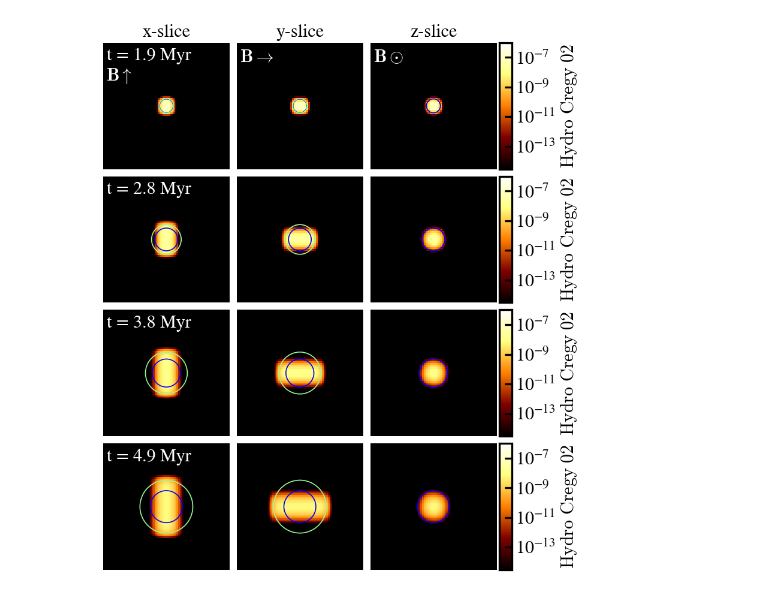
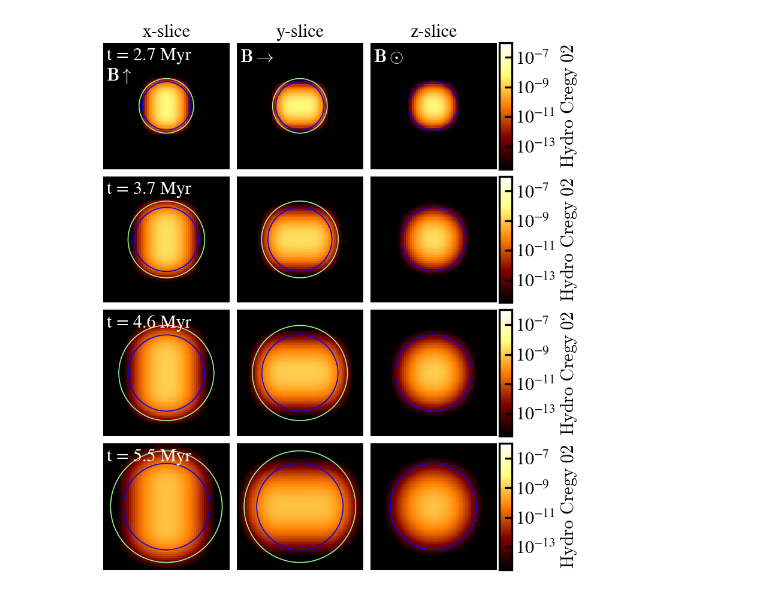
Before and after one commit to SampsonML/cr_diffusion_tools, a Jupyter notebook: cr_diffusion_ramses/analysis_blob_test_streaming_iso.ipynb, the cells around one changed output. Drawn from its saved outputs; the diff is of its cells as text; code cells hidden in the pictures.

```diff
--- a/cr_diffusion_ramses/analysis_blob_test_streaming_iso.ipynb
+++ b/cr_diffusion_ramses/analysis_blob_test_streaming_iso.ipynb
@@ -38,10 +38,10 @@ coords = ["x", "y", "z"]
 title = ["x-slice", "y-slice", "z-slice"]
 text = [r"$\mathbf{B} \uparrow$", r"$\mathbf{B} \rightarrow$", r"$\mathbf{B} \odot $"]
 fns = [
-    "/scratch/gpfs/ms0821/sampson_ramses/low_res_iso_no_turb_stream/output_00022/info_00022.txt",
-    "/scratch/gpfs/ms0821/sampson_ramses/low_res_iso_no_turb_stream/output_00032/info_00032.txt",
-    "/scratch/gpfs/ms0821/sampson_ramses/low_res_iso_no_turb_stream/output_00043/info_00043.txt",
-    "/scratch/gpfs/ms0821/sampson_ramses/low_res_iso_no_turb_stream/output_00054/info_00054.txt",
+    "/scratch/gpfs/ms0821/sampson_ramses/low_res_iso_no_turb_stream/output_00004/info_00004.txt",
+    "/scratch/gpfs/ms0821/sampson_ramses/low_res_iso_no_turb_stream/output_00005/info_00005.txt",
+    "/scratch/gpfs/ms0821/sampson_ramses/low_res_iso_no_turb_stream/output_00006/info_00006.txt",
+    "/scratch/gpfs/ms0821/sampson_ramses/low_res_iso_no_turb_stream/output_00007/info_00007.txt",
 ]
 
 fig = plt.figure(figsize=(10,22), dpi=120)
@@ -83,13 +83,13 @@ for fn in fns:
 
     if idx > 0:
         # analytical diffusion
-        dsi = yt.load("/scratch/gpfs/ms0821/sampson_ramses/low_res_iso_no_turb_stream/output_00021/info_00021.txt")
+        dsi = yt.load("/scratch/gpfs/ms0821/sampson_ramses/low_res_iso_no_turb_stream/output_00003/info_00003.txt")
         ti = dsi.current_time.in_units('s')
         tf = ds.current_time.in_units('s')
 
         # total time
         init = 0.04 * 20
-        Dcr = (3e23)**0.5
+        Dcr = (3e24)**0.5
         t = np.array((tf - ti))**0.5
         t2 = np.array((tf - ti))
         dx = Dcr * np.array(t) * 3.24078e-19 + init
@@ -107,34 +107,34 @@ for fn in fns:
             p.annotate_sphere([0.5, 0.5, 0.5], radius=(dx_va, "pc"), circle_args={"color": "palegreen"})
         if plt_idx % 3 == 0:
             p.annotate_timestamp(corner="upper_left",draw_inset_box=False)
         if plt_idx %3 == 2:
             p.annotate_sphere([0.5, 0.5, 0.5], radius=(dx, "pc"), circle_args={"color": "blue"})
         if plt_idx < 3:
             p.annotate_title(title[plt_idx])
             if plt_idx == 0:
                 p.annotate_text((0.025, 0.7), text[plt_idx], coord_system="axis")
             else:
                 p.annotate_text((0.025, 0.85), text[plt_idx], coord_system="axis")
         p.set_cmap(("ramses", "hydro_CRegy_02"), "afmhot")
         p.set_zlim(("ramses", "hydro_CRegy_02"), 3e-15, 1e-6)
         p.set_log(("ramses", "hydro_CRegy_02"), True)
         p.hide_axes()
         plot = p.plots[("ramses", "hydro_CRegy_02")]
         # matts adding
         colorbar = plot.cb
         #p._setup_plots()
         #colorbar.set_ticklabels(["$10^{-28}$"])
 
         plot.figure = fig
         plot.axes = grid[plt_idx].axes
         plot.cax = grid.cbar_axes[plt_idx]
         plot.cax.set_label("test")
         p.render()
         plt_idx += 1
 
 plt.savefig("res64_no_streaming_iso_stream_test.png")
 # %% [output]
-[figure, old version]
+[figure, new version]
 # %%
 # for field in ds.fields.ramses:
 #     print(field)
```
Also changed, not shown: parts of 4 cells of this notebook.
